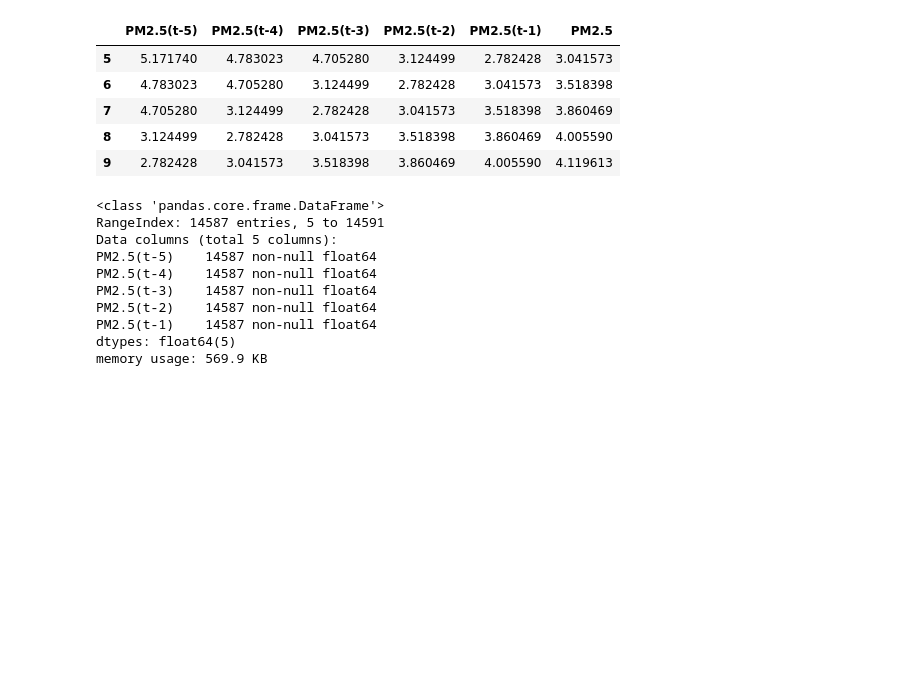
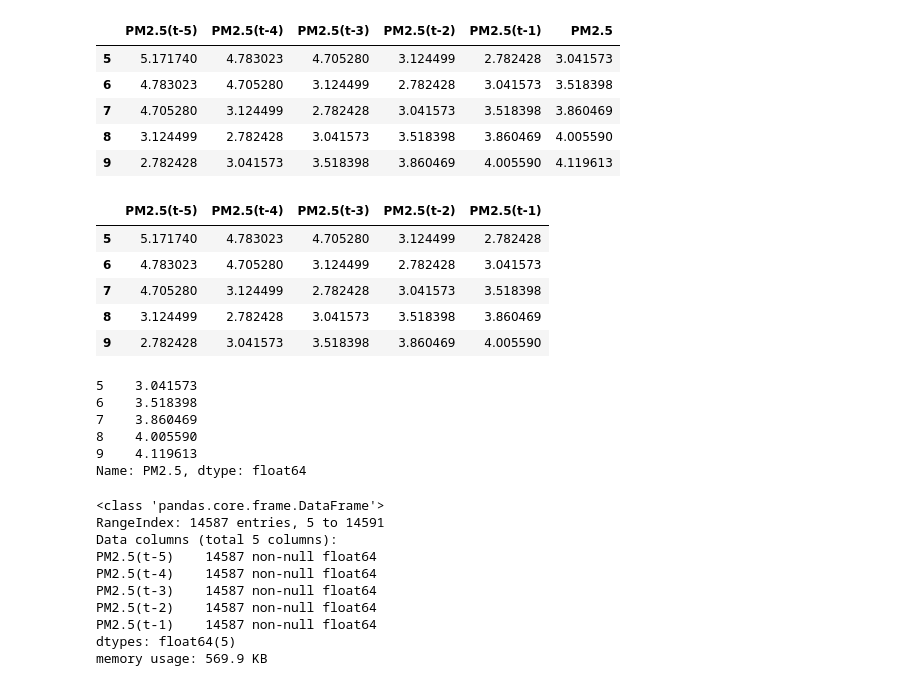
Before and after one commit to Rayyan98/airQualityDeepLearning, a Jupyter notebook: code/univariateLSTM.ipynb, the cells around one changed output. Drawn from its saved outputs; the diff is of its cells as text; code cells hidden in the pictures; blank space fills up the shorter version.

```diff
--- a/code/univariateLSTM.ipynb
+++ b/code/univariateLSTM.ipynb
@@ -63,9 +63,25 @@ finalDataset.drop("PM2.5", axis = 1, inplace = True)
 # %%
 #we have data for a total of 20 months, let's train (roughly) for 16 months, and test for the remaining 4.
 trainDataX = finalDataset[:30*16*24]
 testDataX = finalDataset[30*16*24:]
 trainDataY = labels[:30*16*24]
 testDataY = labels[30*16*24:]
+
+display(trainDataX.head())
+display(trainDataY.head())
+# %% [output]
+|  | PM2.5(t-5) | PM2.5(t-4) | PM2.5(t-3) | PM2.5(t-2) | PM2.5(t-1) |
+| 5 | 5.171740 | 4.783023 | 4.705280 | 3.124499 | 2.782428 |
+| 6 | 4.783023 | 4.705280 | 3.124499 | 2.782428 | 3.041573 |
+| 7 | 4.705280 | 3.124499 | 2.782428 | 3.041573 | 3.518398 |
+| 8 | 3.124499 | 2.782428 | 3.041573 | 3.518398 | 3.860469 |
+| 9 | 2.782428 | 3.041573 | 3.518398 | 3.860469 | 4.005590 |
+5    3.041573
+6    3.518398
+7    3.860469
+8    4.005590
+9    4.119613
+Name: PM2.5, dtype: float64
 # %%
 finalDataset.info()
 # %% [output]
```
Also changed, not shown: parts of 6 cells of this notebook, 1 other file.
